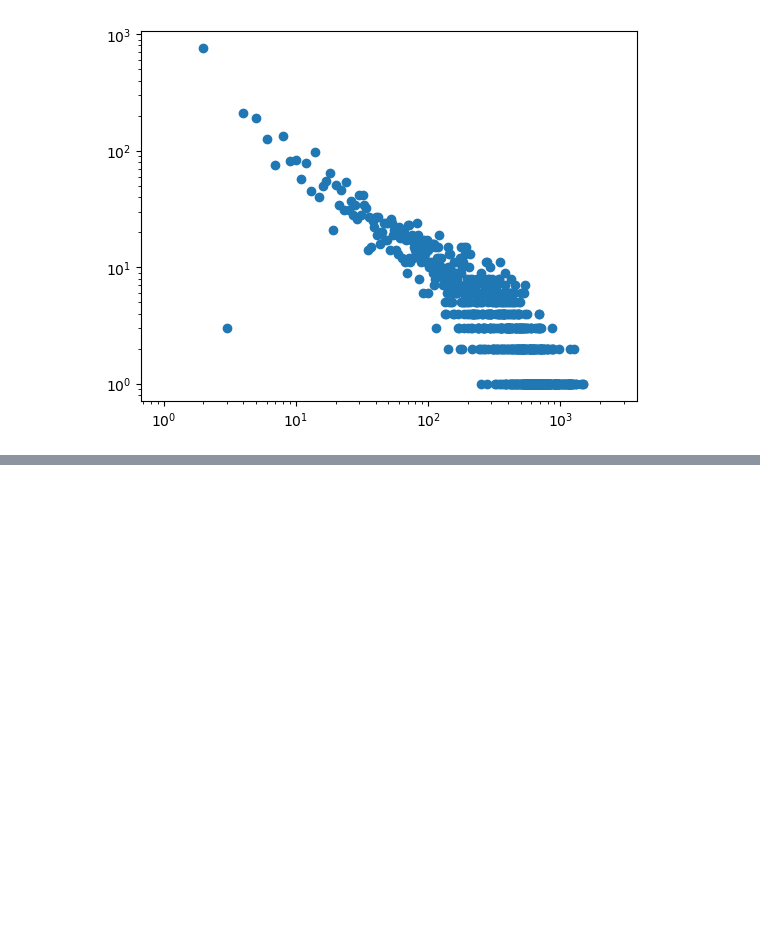
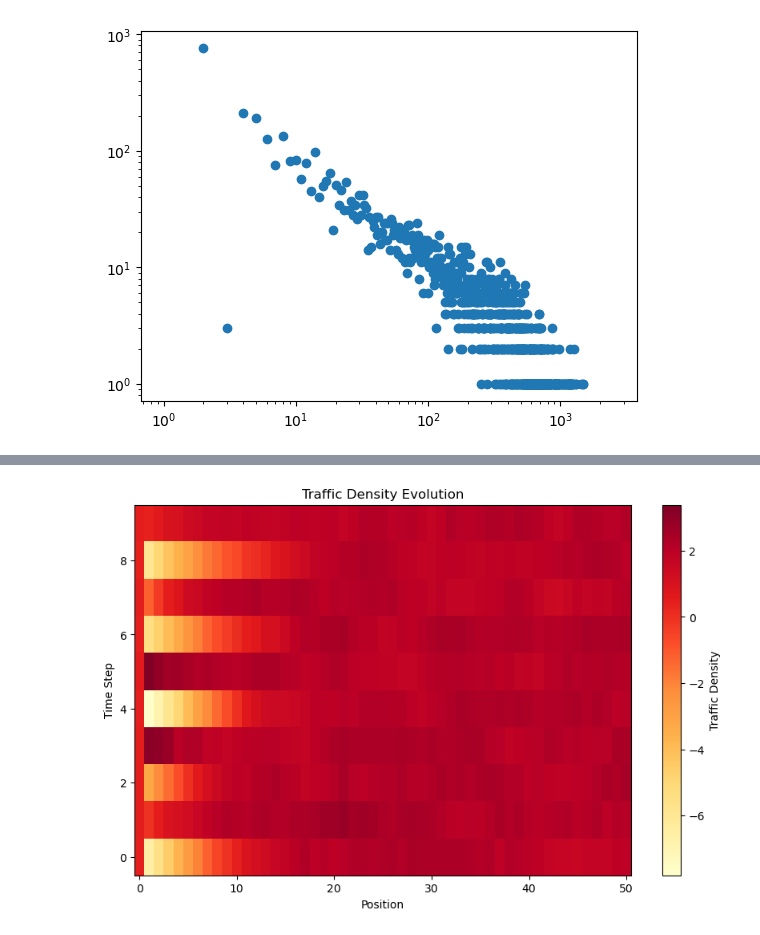
Before and after one commit to ThomasTenDamme/CSS-Group1, a Jupyter notebook: Prep_plot_function.ipynb, the cells around one changed output, grey strips where cells are left out. Drawn from its saved outputs; the diff is of its cells as text; code cells hidden in the pictures; blank space fills up the shorter version.

```diff
--- a/Prep_plot_function.ipynb
+++ b/Prep_plot_function.ipynb
@@ -361,0 +597,24 @@ def analyze_powerlaw_distribution2(data):
+# %%
+import matplotlib.pyplot as plt
+import numpy as np
+
+def plot_traffic_density(evolution):
+    """
+    Plot the traffic density heatmap.
+
+    Parameters:
+    - evolution (numpy.ndarray): Traffic density evolution over time and space.
+    """
+    plt.figure(figsize=(10, 6))
+    plt.imshow(evolution, cmap='YlOrRd', aspect='auto', origin='lower')
+    plt.colorbar(label='Traffic Density')
+    plt.xlabel('Position')
+    plt.ylabel('Time Step')
+    plt.title('Traffic Density Evolution')
+
+    plt.show()
+
+#Plot traffic density for each timestep at different positions to show pattern which shows SOC ->
+plot_traffic_density(density_history)
+# %% [output]
+[figure, added]
```
Also changed, not shown: parts of 5 cells of this notebook.
